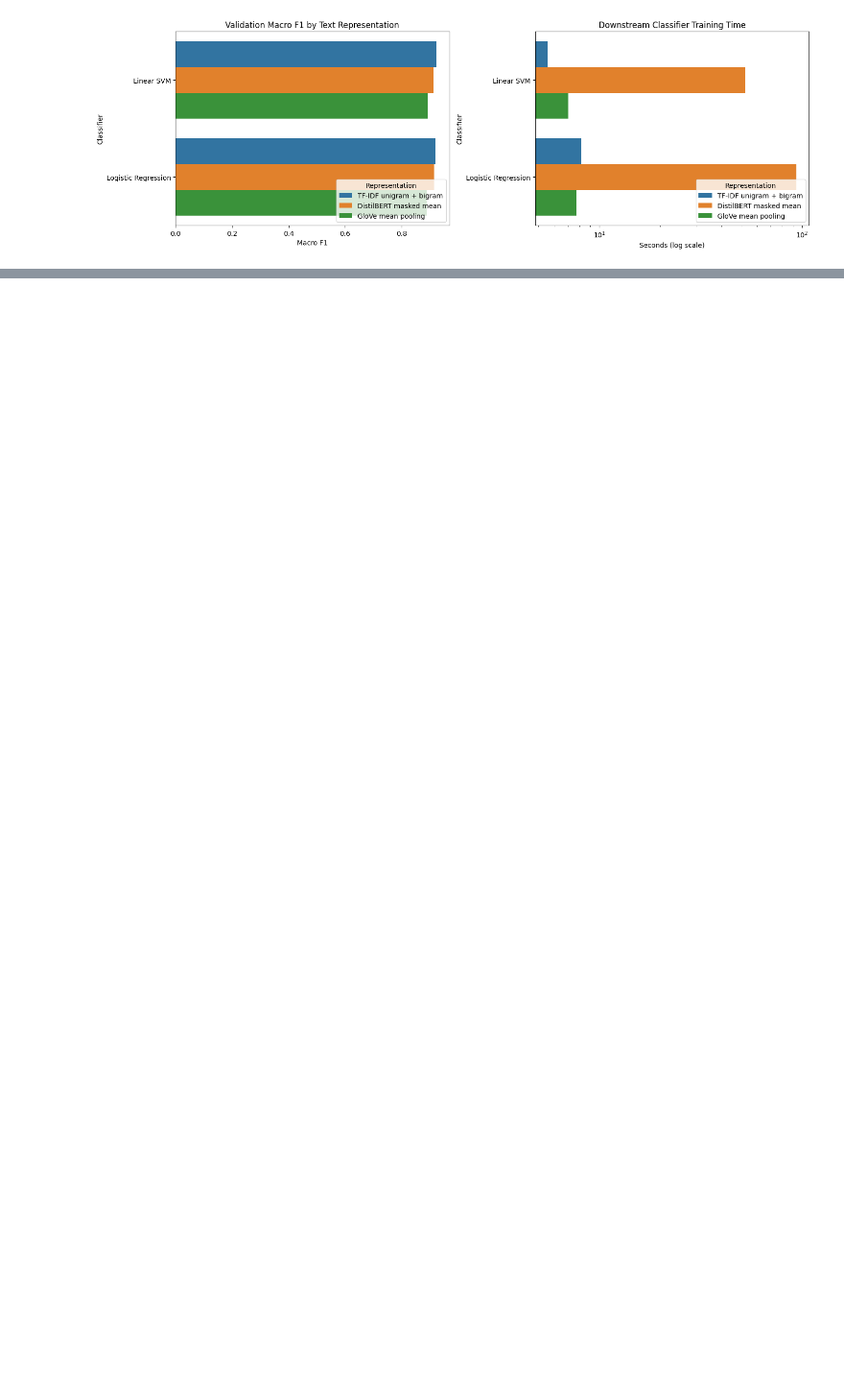
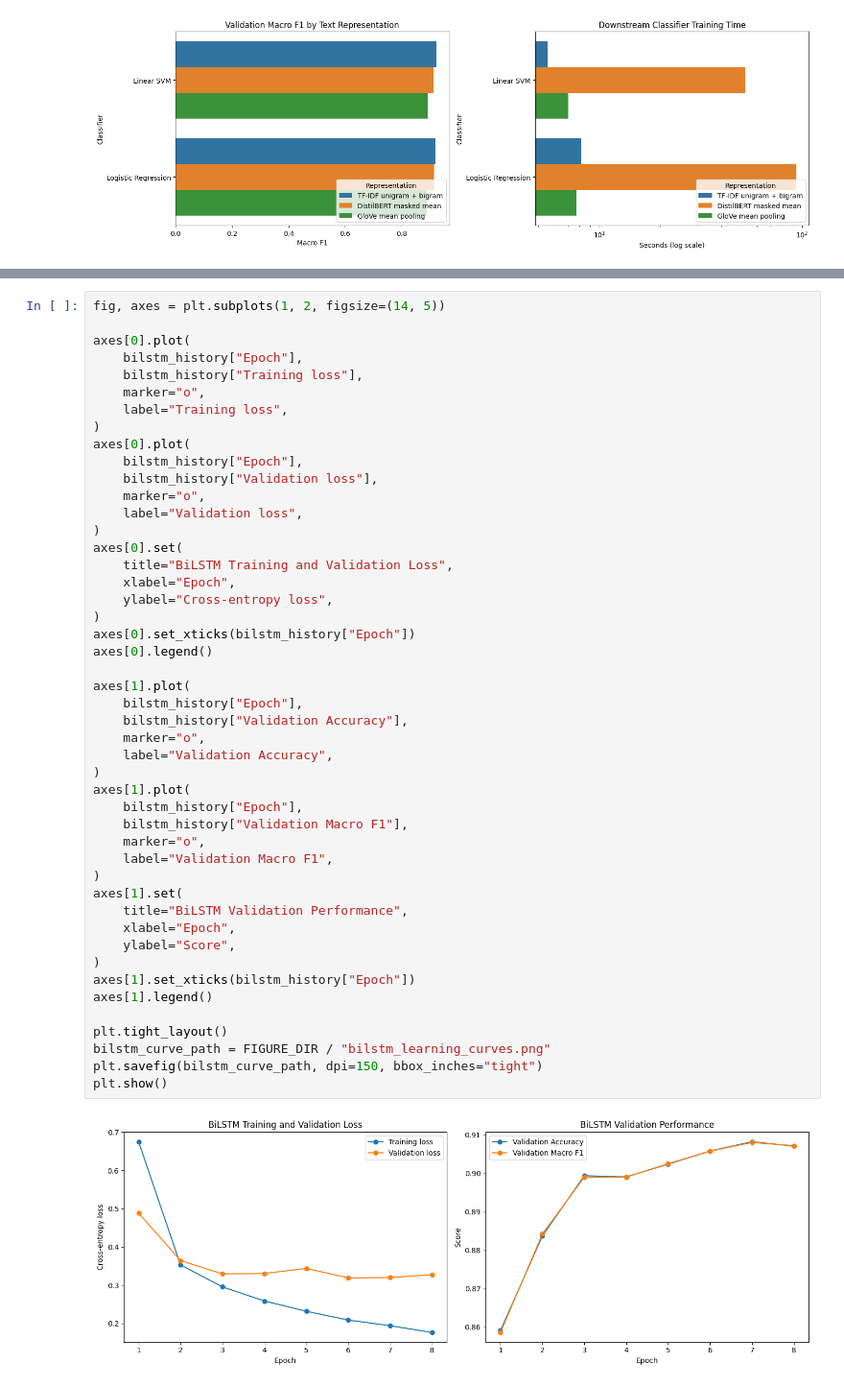
Before and after one commit to fufu3105/machine-learning-assignment, a Jupyter notebook: assignment.ipynb, the cells around one changed output, grey strips where cells are left out. Shown at 96% size. Saved outputs shown, nothing was run; the diff lists cells and outputs as text; blank space fills up the shorter version.

Commit message:
Add training and validation metrics for BiLSTM and DistilBERT models

```diff
--- a/assignment.ipynb
+++ b/assignment.ipynb
@@ -2739,0 +3247,49 @@ plt.show()
+# %%
+fig, axes = plt.subplots(1, 2, figsize=(14, 5))
+
+axes[0].plot(
+    bilstm_history["Epoch"],
+    bilstm_history["Training loss"],
+    marker="o",
+    label="Training loss",
+)
+axes[0].plot(
+    bilstm_history["Epoch"],
+    bilstm_history["Validation loss"],
+    marker="o",
+    label="Validation loss",
+)
+axes[0].set(
+    title="BiLSTM Training and Validation Loss",
+    xlabel="Epoch",
+    ylabel="Cross-entropy loss",
+)
+axes[0].set_xticks(bilstm_history["Epoch"])
+axes[0].legend()
+
+axes[1].plot(
+    bilstm_history["Epoch"],
+    bilstm_history["Validation Accuracy"],
+    marker="o",
+    label="Validation Accuracy",
+)
+axes[1].plot(
+    bilstm_history["Epoch"],
+    bilstm_history["Validation Macro F1"],
+    marker="o",
+    label="Validation Macro F1",
+)
+axes[1].set(
+    title="BiLSTM Validation Performance",
+    xlabel="Epoch",
+    ylabel="Score",
+)
+axes[1].set_xticks(bilstm_history["Epoch"])
+axes[1].legend()
+
+plt.tight_layout()
+bilstm_curve_path = FIGURE_DIR / "bilstm_learning_curves.png"
+plt.savefig(bilstm_curve_path, dpi=150, bbox_inches="tight")
+plt.show()
+# %% [output]
+[figure, added]
```
Also changed, not shown: parts of 35 cells of this notebook, 9 other files.
